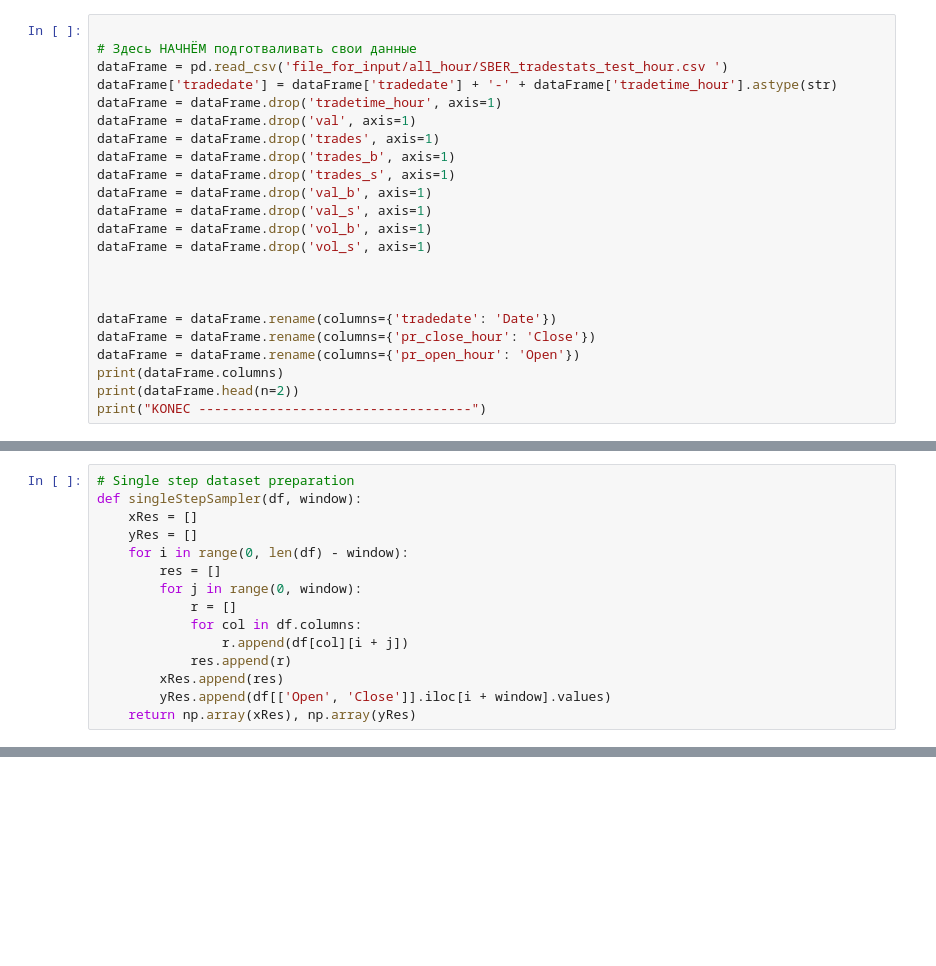
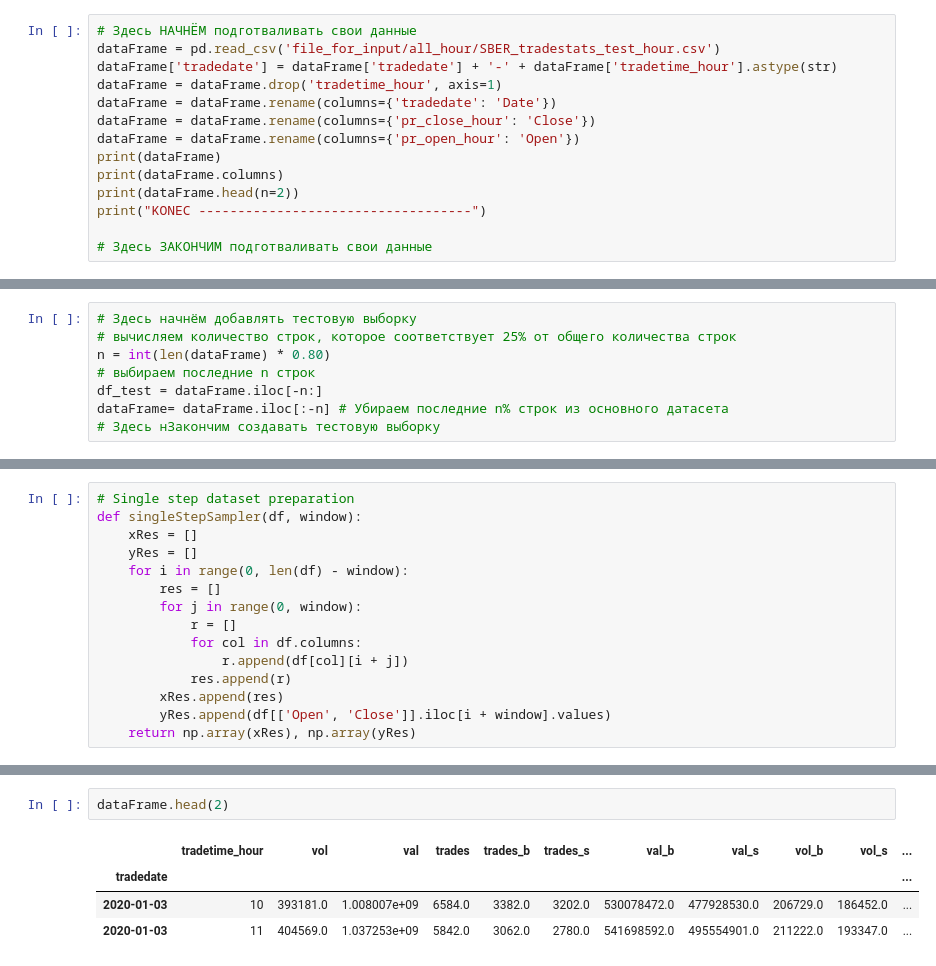
Before and after one commit to CHURA2049/KanNootebook, a Jupyter notebook: LSTM_version1.ipynb, the cells around one changed output, grey strips where cells are left out. Cells and saved outputs as stored; diff of their text form; blank space fills up the shorter version.

```diff
--- a/LSTM_version1.ipynb
+++ b/LSTM_version1.ipynb
@@ -35,24 +26,15 @@ with open('UREZ.csv', 'w', newline='') as csvfile:
 # %%
-
 # Здесь НАЧНЁМ подготваливать свои данные
-dataFrame = pd.read_csv('file_for_input/all_hour/SBER_tradestats_test_hour.csv ')
+dataFrame = pd.read_csv('file_for_input/all_hour/SBER_tradestats_test_hour.csv')
 dataFrame['tradedate'] = dataFrame['tradedate'] + '-' + dataFrame['tradetime_hour'].astype(str)
 dataFrame = dataFrame.drop('tradetime_hour', axis=1)
-dataFrame = dataFrame.drop('val', axis=1)
-dataFrame = dataFrame.drop('trades', axis=1)
-dataFrame = dataFrame.drop('trades_b', axis=1)
-dataFrame = dataFrame.drop('trades_s', axis=1)
-dataFrame = dataFrame.drop('val_b', axis=1)
-dataFrame = dataFrame.drop('val_s', axis=1)
-dataFrame = dataFrame.drop('vol_b', axis=1)
-dataFrame = dataFrame.drop('vol_s', axis=1)
-
-
-
 dataFrame = dataFrame.rename(columns={'tradedate': 'Date'})
 dataFrame = dataFrame.rename(columns={'pr_close_hour': 'Close'})
 dataFrame = dataFrame.rename(columns={'pr_open_hour': 'Open'})
+print(dataFrame)
 print(dataFrame.columns)
 print(dataFrame.head(n=2))
 print("KONEC -----------------------------------")
+
+# Здесь ЗАКОНЧИМ подготваливать свои данные
 # %% [output]
@@ -69,0 +73,8 @@ dataFrame = dataFrame.reset_index(drop=True)
+# %%
+# Здесь начнём добавлять тестовую выборку
+# вычисляем количество строк, которое соответствует 25% от общего количества строк
+n = int(len(dataFrame) * 0.80)
+# выбираем последние n строк
+df_test = dataFrame.iloc[-n:]
+dataFrame= dataFrame.iloc[:-n] # Убираем последние n% строк из основного датасета
+# Здесь нЗакончим создавать тестовую выборку
@@ -220,0 +195,7 @@ plt.show()
+# %%
+dataFrame.head(2)
+# %% [output]
+|  | tradetime_hour | vol | val | trades | trades_b | trades_s | val_b | val_s | vol_b | vol_s | ... |
+| tradedate |  |  |  |  |  |  |  |  |  |  | ... |
+| 2020-01-03 | 10 | 393181.0 | 1.008007e+09 | 6584.0 | 3382.0 | 3202.0 | 530078472.0 | 477928530.0 | 206729.0 | 186452.0 | ... |
+| 2020-01-03 | 11 | 404569.0 | 1.037253e+09 | 5842.0 | 3062.0 | 2780.0 | 541698592.0 | 495554901.0 | 211222.0 | 193347.0 | ... |
```
Also changed, not shown: parts of 17 cells of this notebook.
